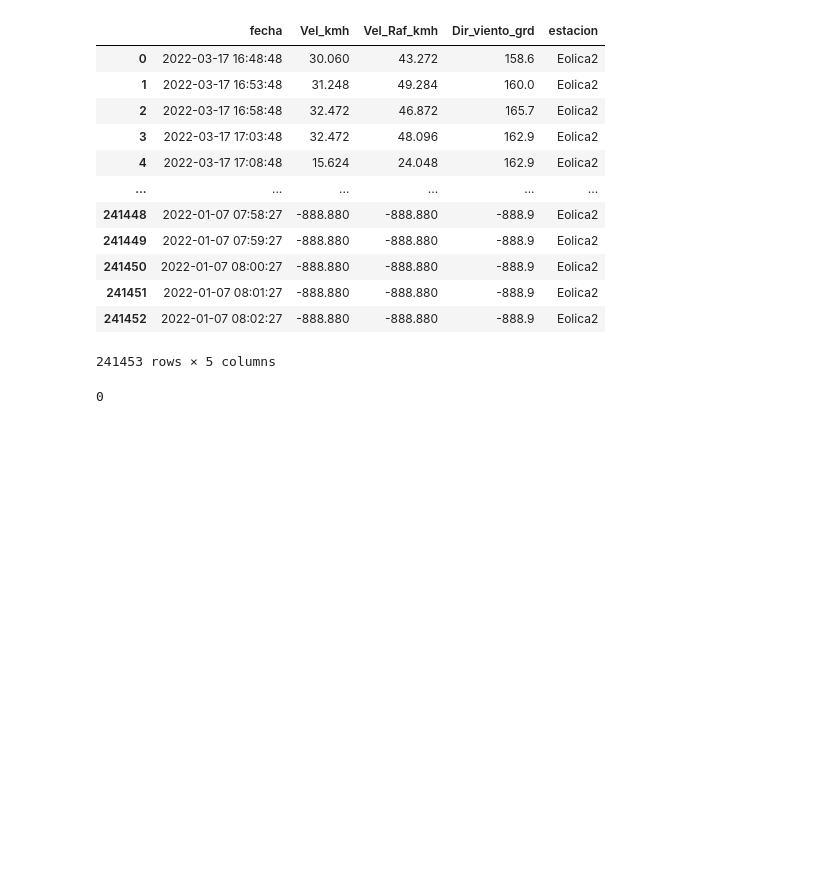
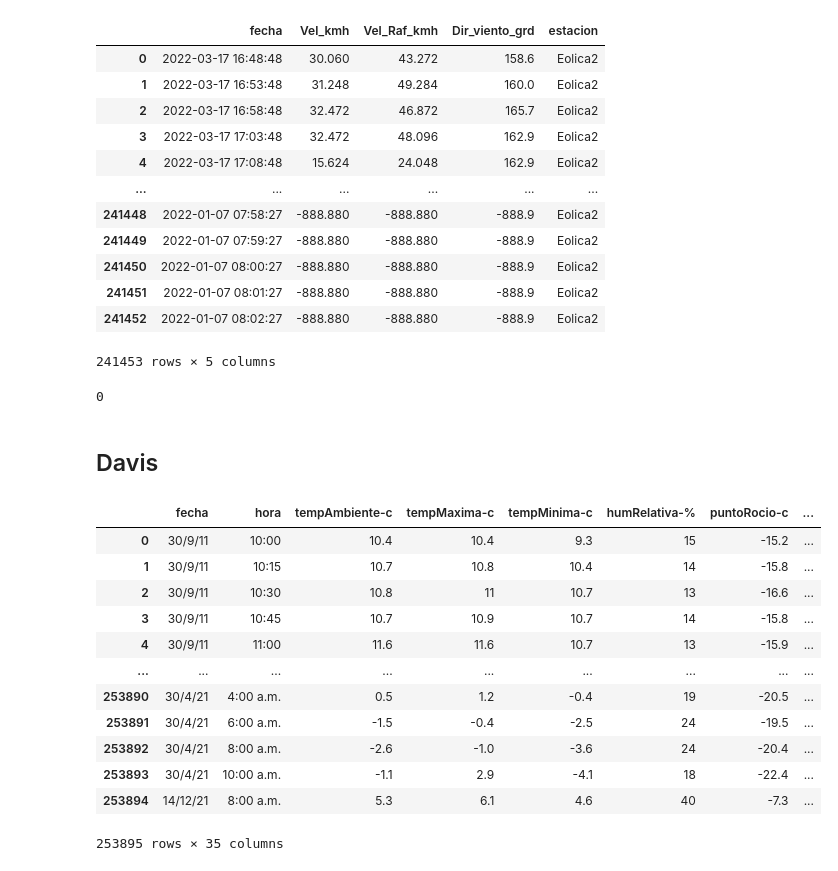
Before and after one commit to ctalamilla/tacatacaMeteo, a Jupyter notebook: Notebooks/EDA.ipynb, the cells around one changed output. Saved outputs shown, nothing was run; the diff lists cells and outputs as text; code cells hidden in the pictures; blank space fills up the shorter version.

```diff
--- a/Notebooks/EDA.ipynb
+++ b/Notebooks/EDA.ipynb
@@ -173,3 +175,5 @@ EstacionEolica2.duplicated(['fecha']).sum()
 # %%
 EstacionEolica1.to_csv('Eolica1_cleaned.csv', sep=',')
 EstacionEolica2.to_csv('Eolica2_cleaned.csv', sep=',')
+# %% [markdown]
+## Davis
@@ -175,0 +229,18 @@ EstacionEolica2.to_csv('Eolica2_cleaned.csv', sep=',')
+# %%
+Davis_TacaTaca_cleaned = cleanDavis('../data/EM_Taca Taca/all_files', 'Estacion Taca Taca')
+# %%
+Davis_TacaTaca_cleaned
+# %% [output]
+|  | fecha | hora | tempAmbiente-c | tempMaxima-c | tempMinima-c | humRelativa-% | puntoRocio-c | ... |
+| 0 | 30/9/11 | 10:00 | 10.4 | 10.4 | 9.3 | 15 | -15.2 | ... |
+| 1 | 30/9/11 | 10:15 | 10.7 | 10.8 | 10.4 | 14 | -15.8 | ... |
+| 2 | 30/9/11 | 10:30 | 10.8 | 11 | 10.7 | 13 | -16.6 | ... |
+| 3 | 30/9/11 | 10:45 | 10.7 | 10.9 | 10.7 | 14 | -15.8 | ... |
+| 4 | 30/9/11 | 11:00 | 11.6 | 11.6 | 10.7 | 13 | -15.9 | ... |
+| ... | ... | ... | ... | ... | ... | ... | ... | ... |
+| 253890 | 30/4/21 | 4:00 a.m. | 0.5 | 1.2 | -0.4 | 19 | -20.5 | ... |
+| 253891 | 30/4/21 | 6:00 a.m. | -1.5 | -0.4 | -2.5 | 24 | -19.5 | ... |
+| 253892 | 30/4/21 | 8:00 a.m. | -2.6 | -1.0 | -3.6 | 24 | -20.4 | ... |
+| 253893 | 30/4/21 | 10:00 a.m. | -1.1 | 2.9 | -4.1 | 18 | -22.4 | ... |
+| 253894 | 14/12/21 | 8:00 a.m. | 5.3 | 6.1 | 4.6 | 40 | -7.3 | ... |
+253895 rows × 35 columns
```
Also changed, not shown: parts of 5 cells of this notebook, 3 other files.
